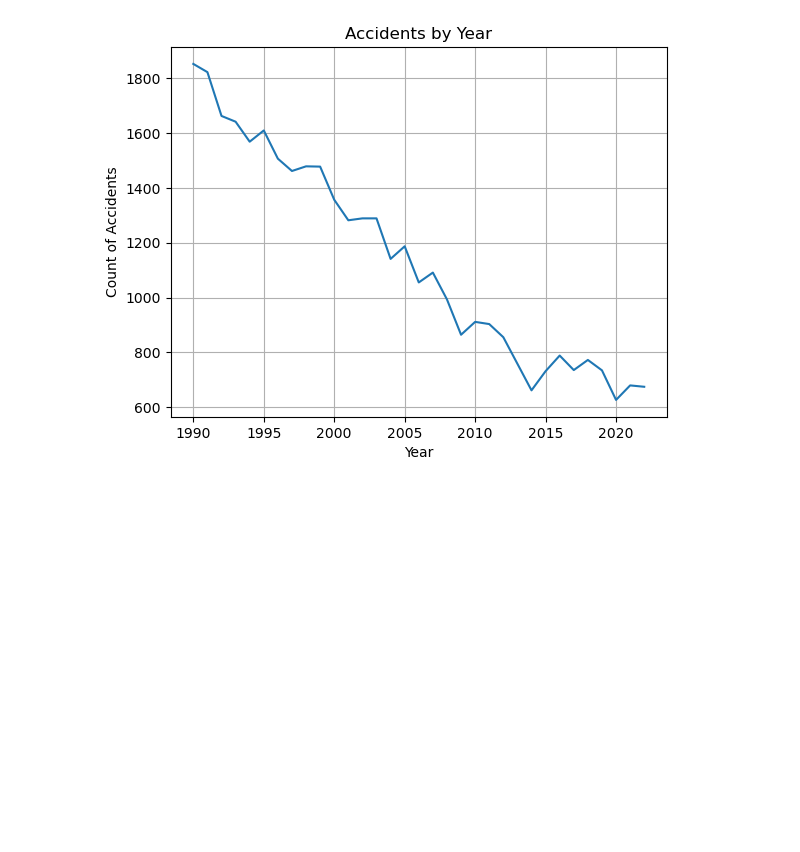
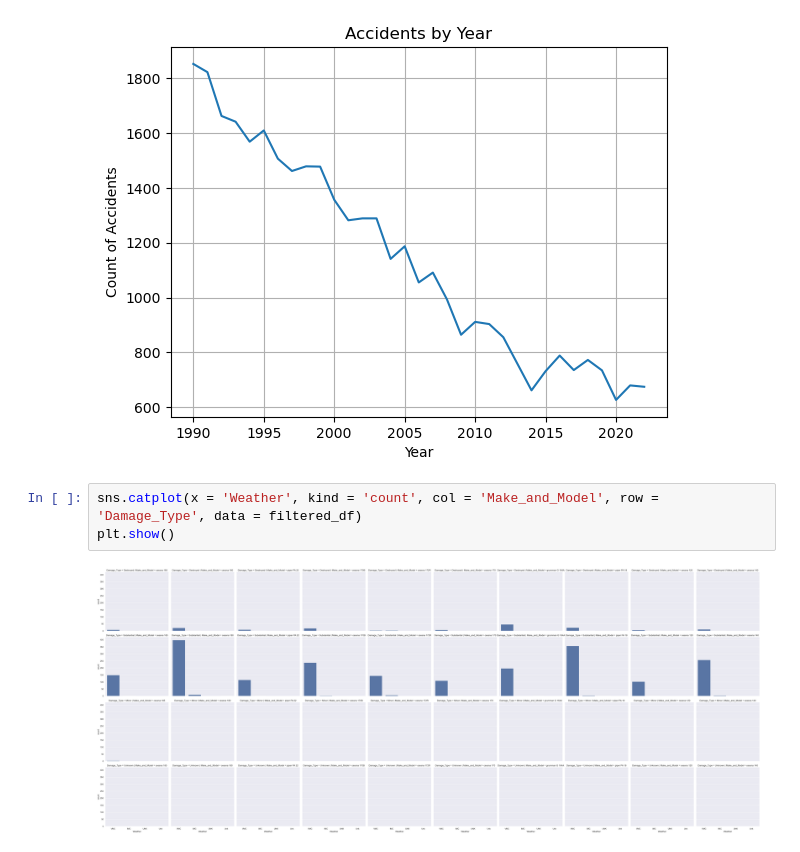
Before and after one commit to williambguo/ds-project1, a Jupyter notebook: Notebooks/EDA.ipynb, the cells around one changed output. Drawn from its saved outputs; the diff is of its cells as text; blank space fills up the shorter version.

Commit message:
Update EDA.ipynb and delete visualizations.ipynb

```diff
--- a/Notebooks/EDA.ipynb
+++ b/Notebooks/EDA.ipynb
@@ -293,3 +293,8 @@ plt.grid()
 plt.show()
 # %% [output]
 [figure]
+# %%
+sns.catplot(x = 'Weather', kind = 'count', col = 'Make_and_Model', row = 'Damage_Type', data = filtered_df)
+plt.show()
+# %% [output]
+[figure, added]
```
Also changed, not shown: parts of 9 cells of this notebook, 1 other file.
